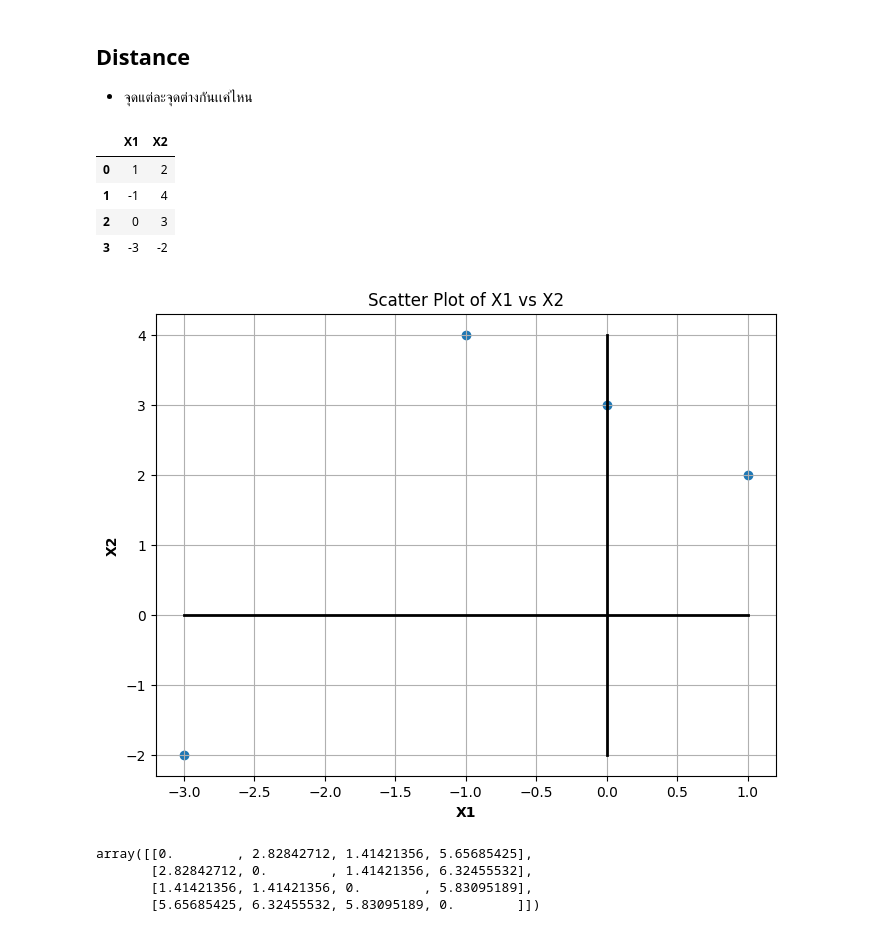
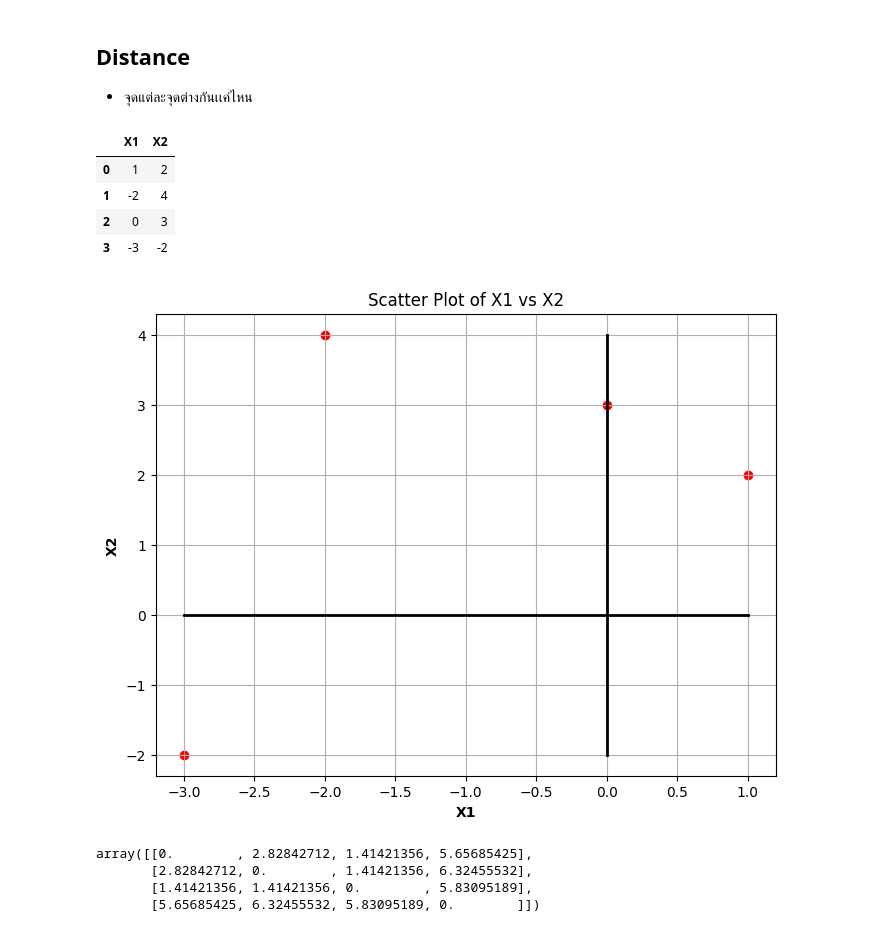
Before and after one commit to Arisarayangyoo/bcs_dpdm24, a Jupyter notebook: Chapter_2_Understanding_Data.ipynb, the cells around one changed output. Cells and saved outputs as stored; diff of their text form; code cells hidden in the pictures.

```diff
--- a/Chapter_2_Understanding_Data.ipynb
+++ b/Chapter_2_Understanding_Data.ipynb
@@ -252,36 +282,35 @@ print(actor_name,actor_process)
 ## **Distance**
 - จุดแต่ละจุดต่างกันเเค่ไหน
 # %%
-data = [[1,2],[-1,4],[0,3],[-3,-2]]
-df = pd.DataFrame(data,columns=['X1','X2']) #ไม่ตั้งชื่อเป็น x,y คนละความหมาย
+data = [[1, 2], [-2, 4], [0, 3], [-3, -2]]
+df = pd.DataFrame(data, columns=['X1', 'X2'])#ไม่ตั้งชื่อเป็น x,y คนละความหมาย
 df
 # %% [output]
 |  | X1 | X2 |
 | 0 | 1 | 2 |
-| 1 | -1 | 4 |
+| 1 | -2 | 4 |
 | 2 | 0 | 3 |
 | 3 | -3 | -2 |
 # %%
-# prompt: draw scatter plot of the df, draw line for X1 and X2 axes
+# prompt: draw scatter plot of the df, draw bold lines for X1 and X2 axes
 
 import matplotlib.pyplot as plt
 
-# Assuming 'df' is your DataFrame with 'X1' and 'X2' columns
 # Create the scatter plot
 plt.figure(figsize=(8, 6))  # Adjust figure size as needed
-plt.scatter(df['X1'], df['X2'])
-plt.plot([-3,1],[0,0], color='black',linewidth=2)  # X2 axis (horizontal line at y=0)
-plt.plot([0,0],[-2,4], color='black' ,linewidth=2)  # X1 axis (vertical line at x=0)
+plt.plot([-3,1],[0,0], color='black', linewidth=2)
+plt.plot([0,0],[-2,4], color='black', linewidth=2)
+plt.scatter(df['X1'], df['X2'],c='r')
 
 
-# Customize the plot (optional)
-plt.xlabel('X1',fontweight='bold' )
-plt.ylabel('X2',fontweight='bold')
-plt.title("Scatter Plot of X1 vs X2")
+# Customize the plot
+plt.xlabel('X1', fontweight='bold')
+plt.ylabel('X2', fontweight='bold')
+plt.title('Scatter Plot of X1 vs X2')
 plt.grid(True)
 
 # Show the plot
 plt.show()
 # %% [output]
-[figure, old version]
+[figure, new version]
 # %%
```
Also changed, not shown: parts of 20 cells of this notebook.
